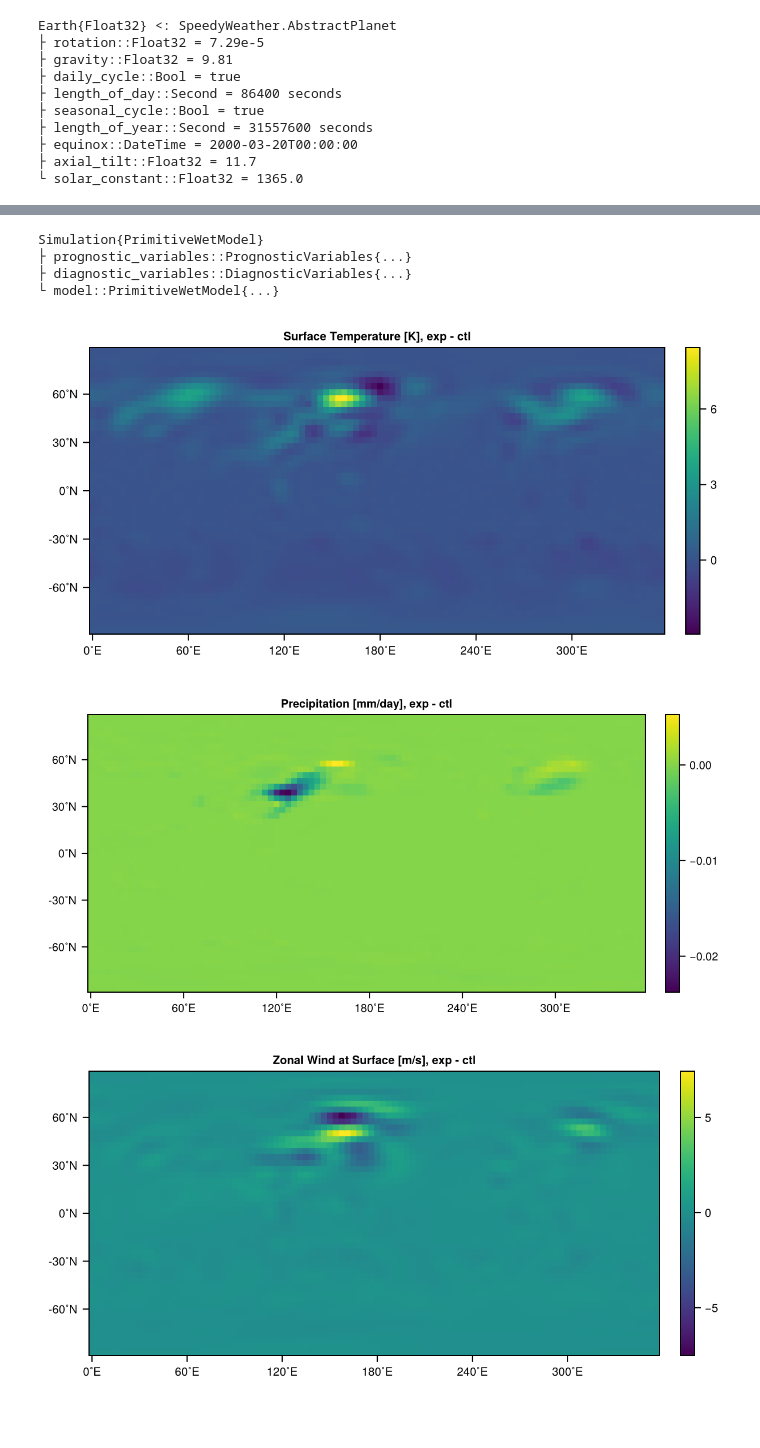
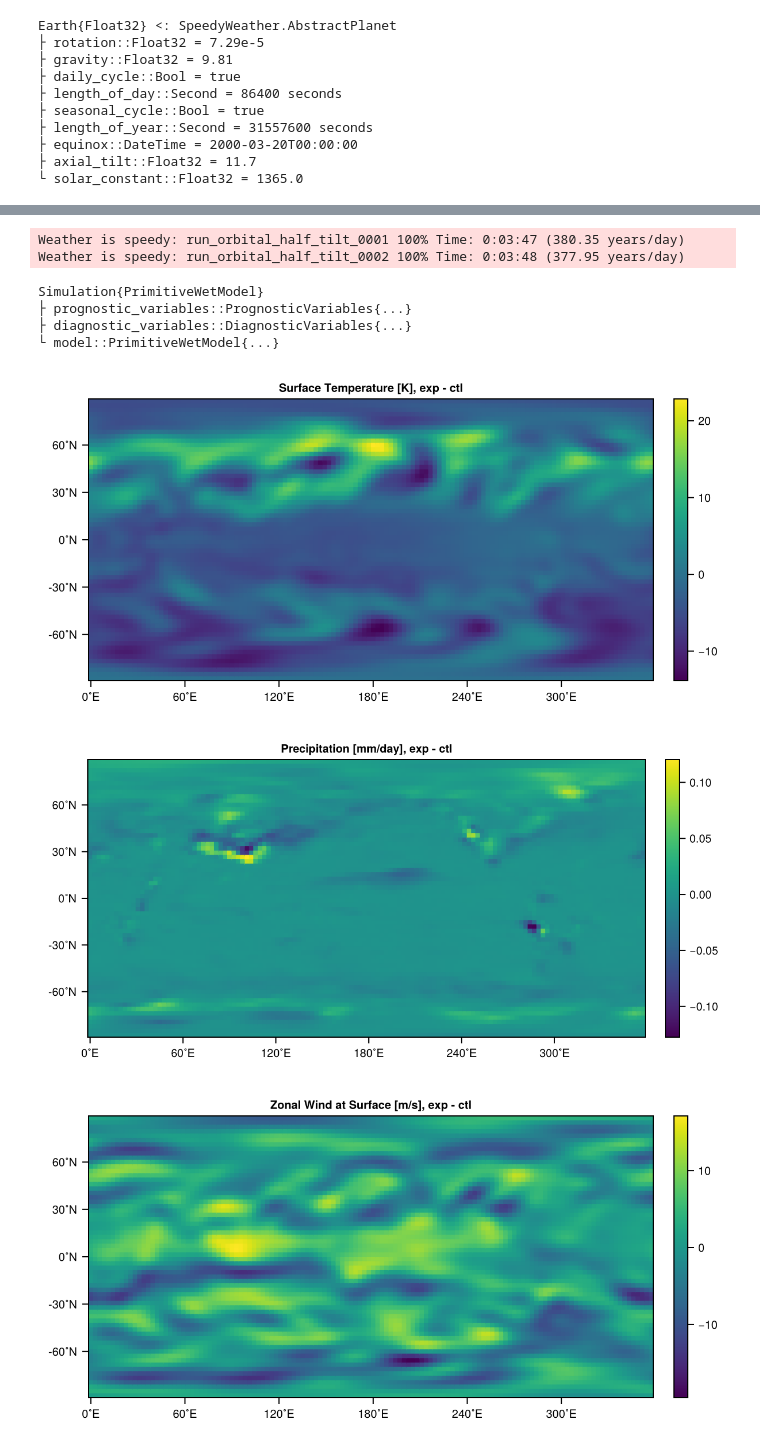
Before and after one commit to SpeedyWeather/NCAS_CMSS_2025, a Jupyter notebook: Pre-Defined_Experiments/SpeedyWeather_orbital_experiment.ipynb, the cells around one changed output, grey strips where cells are left out. Cells and saved outputs as stored; diff of their text form; code cells hidden in the pictures; blank space fills up the shorter version.

```diff
--- a/Pre-Defined_Experiments/SpeedyWeather_orbital_experiment.ipynb
+++ b/Pre-Defined_Experiments/SpeedyWeather_orbital_experiment.ipynb
@@ -5,3 +5,6 @@ using SpeedyWeather
 using Dates
 using GeoMakie
 using CairoMakie
+# %%
+# 0. Name
+experiment_name = "orbital_half_tilt"
@@ -8,8 +13,8 @@ using CairoMakie
 # %%
 # 1. Define the grid and components
-spectral_grid = SpectralGrid(trunc=31, nlayers=8)
-output = NetCDFOutput(spectral_grid, PrimitiveWetModel, id="orbital_exp", output_dt=Minute(180))
-add!(output, SpeedyWeather.TemperatureOutput(), SpeedyWeather.LargeScalePrecipitationOutput())  # output also temperature and precip
+spectral_grid = SpectralGrid(trunc=31, dealiasing=3, nlayers=8)
+output = NetCDFOutput(spectral_grid, PrimitiveWetModel, path="/Users/bakera/Dropbox/Postdoc/NCAS/CMSS/SpeedyWeather/output/", id=experiment_name, output_dt=Minute(180))
+add!(output, SpeedyWeather.TemperatureOutput(), SpeedyWeather.LargeScalePrecipitationOutput(), SpeedyWeather.ConvectivePrecipitationOutput(), SpeedyWeather.DivergenceOutput())  # additional outputs
 # %% [output]
 NetCDFOutput{Field{Float32, 1, Vector{Float32}, FullGaussianGrid{SpeedyWeather.Architectures.CPU{KernelAbstractions.CPU}, Vector{UnitRange{Int64}}, Vector{Int64}}}}
 ├ status: inactive/uninitialized
@@ -67,8 +91,11 @@ Earth{Float32} <: SpeedyWeather.AbstractPlanet
 └ solar_constant::Float32 = 1365.0
 # %%
 # 5. Create models and initialise simulations
-model_ctl = PrimitiveWetModel(spectral_grid; land, ocean, large_scale_condensation, convection)
-model_exp = PrimitiveWetModel(spectral_grid; land, ocean, large_scale_condensation, convection, planet=earth)
+model_ctl = PrimitiveWetModel(spectral_grid; land, ocean, large_scale_condensation, convection, output=output)
+model_exp = PrimitiveWetModel(spectral_grid; land, ocean, large_scale_condensation, convection, planet=earth, output=output)
+
 simulation_ctl = initialize!(model_ctl)
 simulation_exp = initialize!(model_exp)
+
+model_exp
 # %% [output]
@@ -79,25 +121,27 @@ Simulation{PrimitiveWetModel}
 # %%
 # 6. Run the simulation
-run!(simulation_ctl, period=Day(5))
-run!(simulation_exp, period=Day(5))
+run!(simulation_ctl, period=Day(365),output=true)
+run!(simulation_exp, period=Day(365),output=true)
 # %% [output]
-Simulation{PrimitiveWetModel}
-├ prognostic_variables::PrognosticVariables{...}
-├ diagnostic_variables::DiagnosticVariables{...}
-└ model::PrimitiveWetModel{...}
+Weather is speedy: run_orbital_half_tilt_0001 100% Time: 0:03:47 (380.35 years/day)
+Weather is speedy: run_orbital_half_tilt_0002 100% Time: 0:03:48 (377.95 years/day)
+Simulation{PrimitiveWetModel}
+├ prognostic_variables::PrognosticVariables{...}
+├ diagnostic_variables::DiagnosticVariables{...}
+└ model::PrimitiveWetModel{...}
 # %%
 # 7. Simple difference plots
-T = simulation_exp.diagnostic_variables.grid.temp_grid[:, 8] - simulation_ctl.diagnostic_variables.grid.temp_grid[:, 8]
+T = simulation_exp.diagnostic_variables.grid.temp_grid[:, end] - simulation_ctl.diagnostic_variables.grid.temp_grid[:, end]
 heatmap(T, title="Surface Temperature [K], exp - ctl")
 # %% [output]
-[figure, old version]
+[figure, new version]
 # %%
 P = simulation_exp.diagnostic_variables.physics.precip_large_scale - simulation_ctl.diagnostic_variables.physics.precip_large_scale
 heatmap(P, title="Precipitation [mm/day], exp - ctl")
 # %% [output]
-[figure, old version]
+[figure, new version]
 # %%
-U = simulation_exp.diagnostic_variables.grid.u_grid[:, 8] - simulation_ctl.diagnostic_variables.grid.u_grid[:, 8]
+U = simulation_exp.diagnostic_variables.grid.u_grid[:, end] - simulation_ctl.diagnostic_variables.grid.u_grid[:, end]
 heatmap(U, title="Zonal Wind at Surface [m/s], exp - ctl")
 # %% [output]
-[figure, old version]
+[figure, new version]
```
Also changed, not shown: parts of 5 cells of this notebook.
